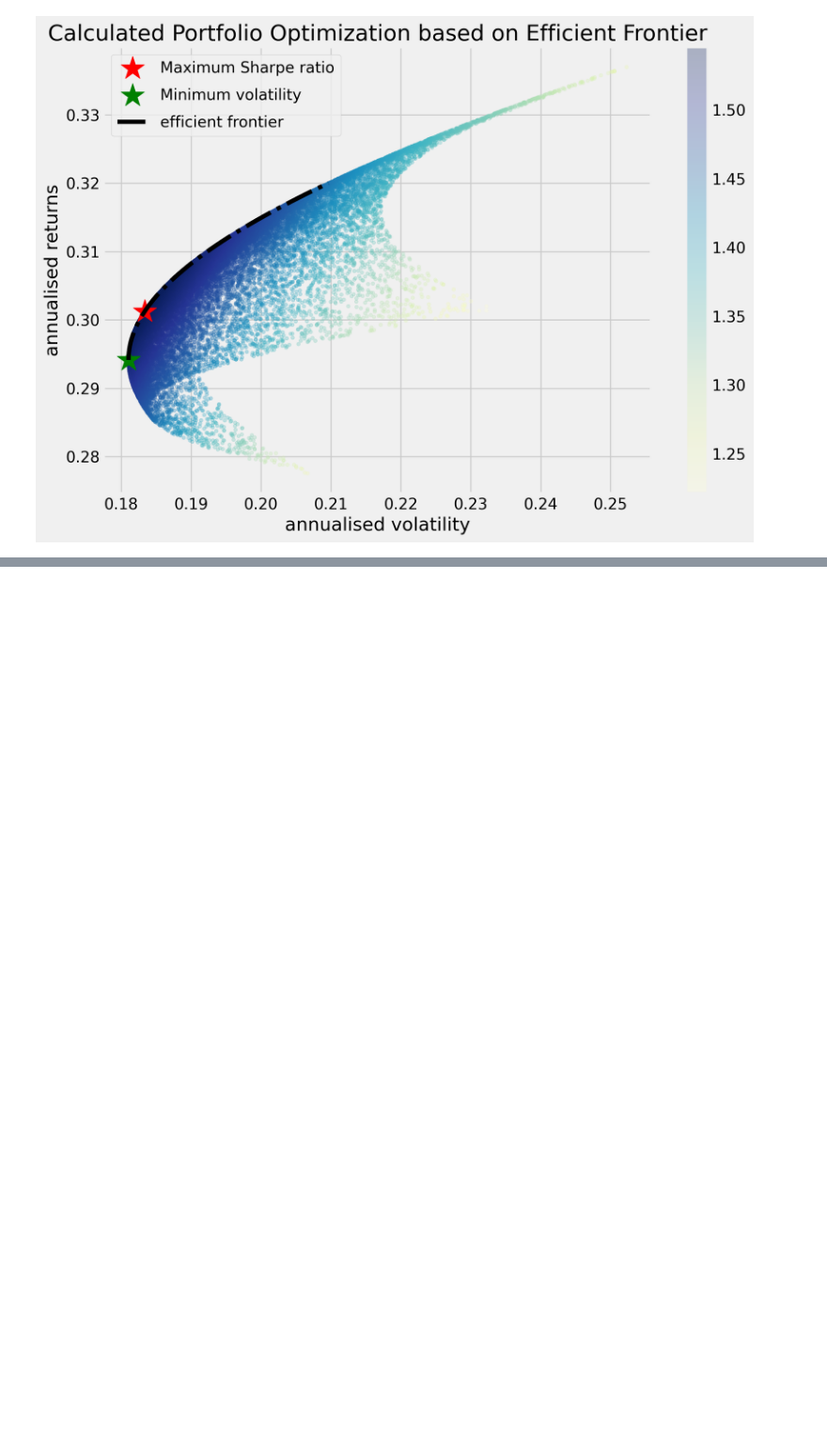
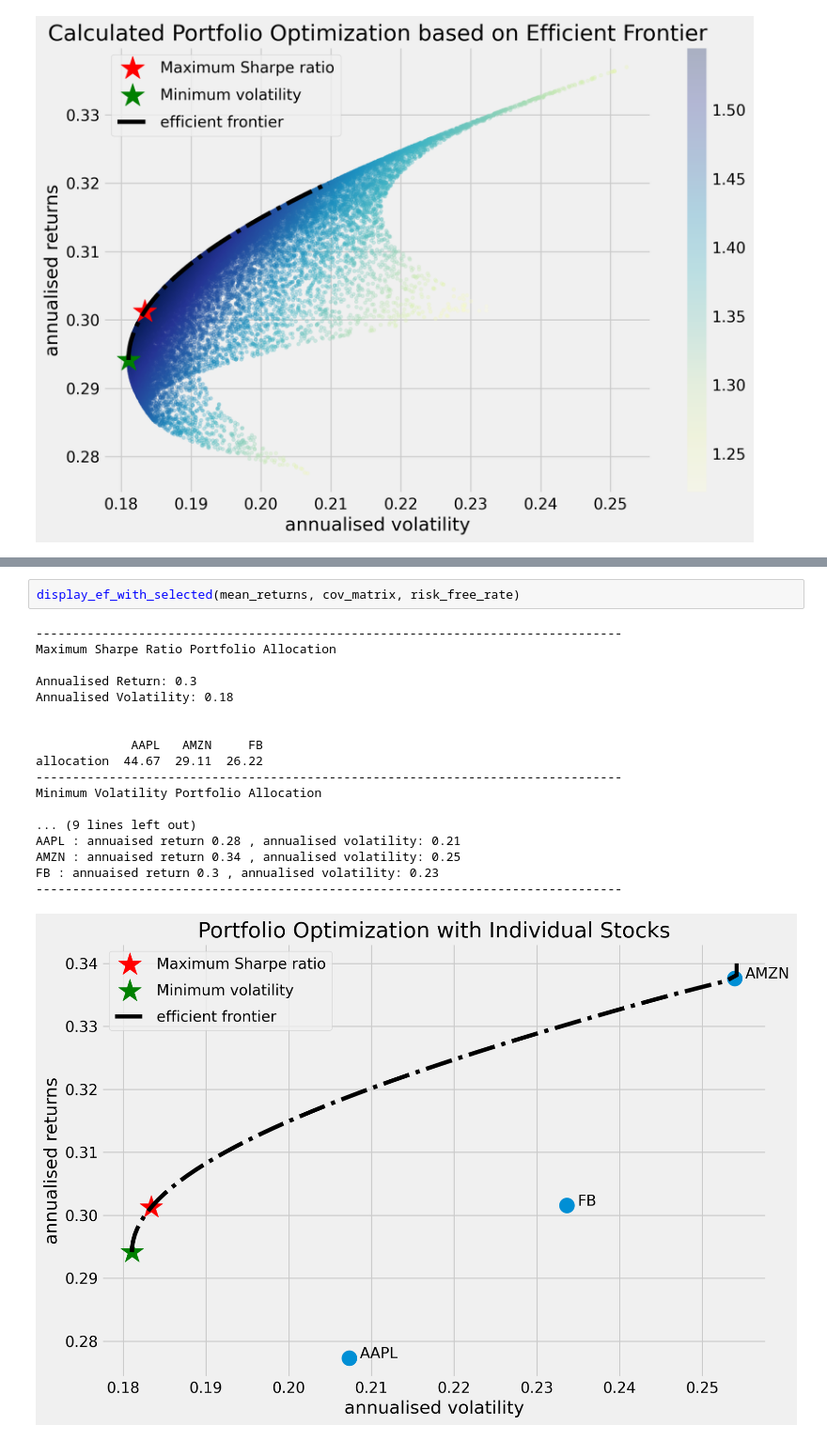
Before and after one commit to mukesh-chevula/Machine-Learning-in-Finance, a Jupyter notebook: Modern Portfolio Theory and Techniques for Portfolio Management/Modern Portfolio theory and techniques for Portfolio Management..ipynb, the cells around one changed output, grey strips where cells are left out. Shown at 94% size. Drawn from its saved outputs; the diff is of its cells as text; blank space fills up the shorter version.

Commit message:
Final Portfolio visualization

```diff
--- a/Modern Portfolio Theory and Techniques for Portfolio Management/Modern Portfolio theory and techniques for Portfolio Management..ipynb
+++ b/Modern Portfolio Theory and Techniques for Portfolio Management/Modern Portfolio theory and techniques for Portfolio Management..ipynb
@@ -351,0 +430,21 @@ allocation  54.34  15.9  29.77
+# %%
+display_ef_with_selected(mean_returns, cov_matrix, risk_free_rate)
+# %% [output]
+--------------------------------------------------------------------------------
+Maximum Sharpe Ratio Portfolio Allocation
+
+Annualised Return: 0.3
+Annualised Volatility: 0.18
+
+
+             AAPL   AMZN     FB
+allocation  44.67  29.11  26.22
+--------------------------------------------------------------------------------
+Minimum Volatility Portfolio Allocation
+
+... (9 lines left out)
+AAPL : annuaised return 0.28 , annualised volatility: 0.21
+AMZN : annuaised return 0.34 , annualised volatility: 0.25
+FB : annuaised return 0.3 , annualised volatility: 0.23
+--------------------------------------------------------------------------------
+[figure, added]
```
Also changed, not shown: parts of 6 cells of this notebook.
